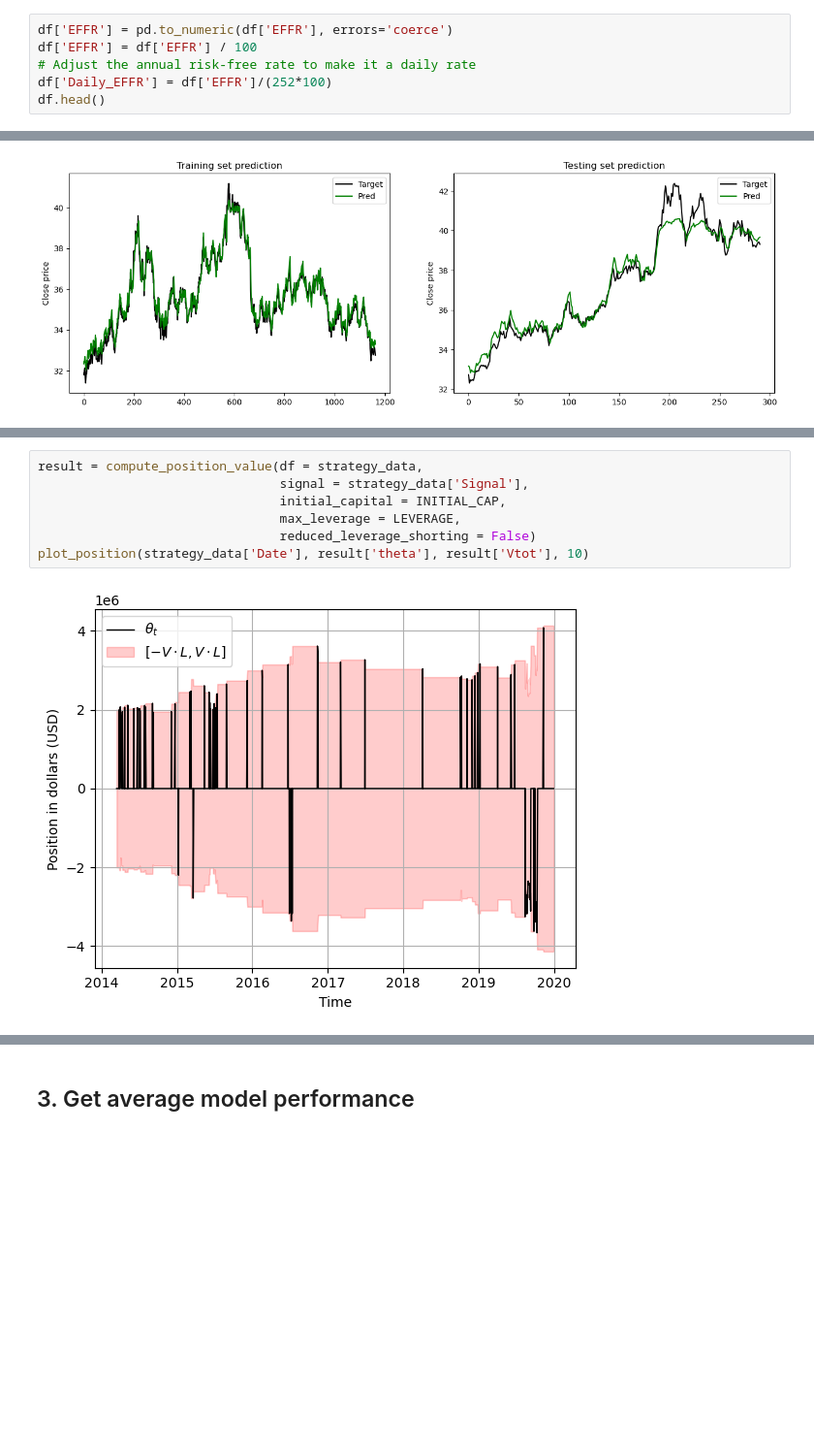
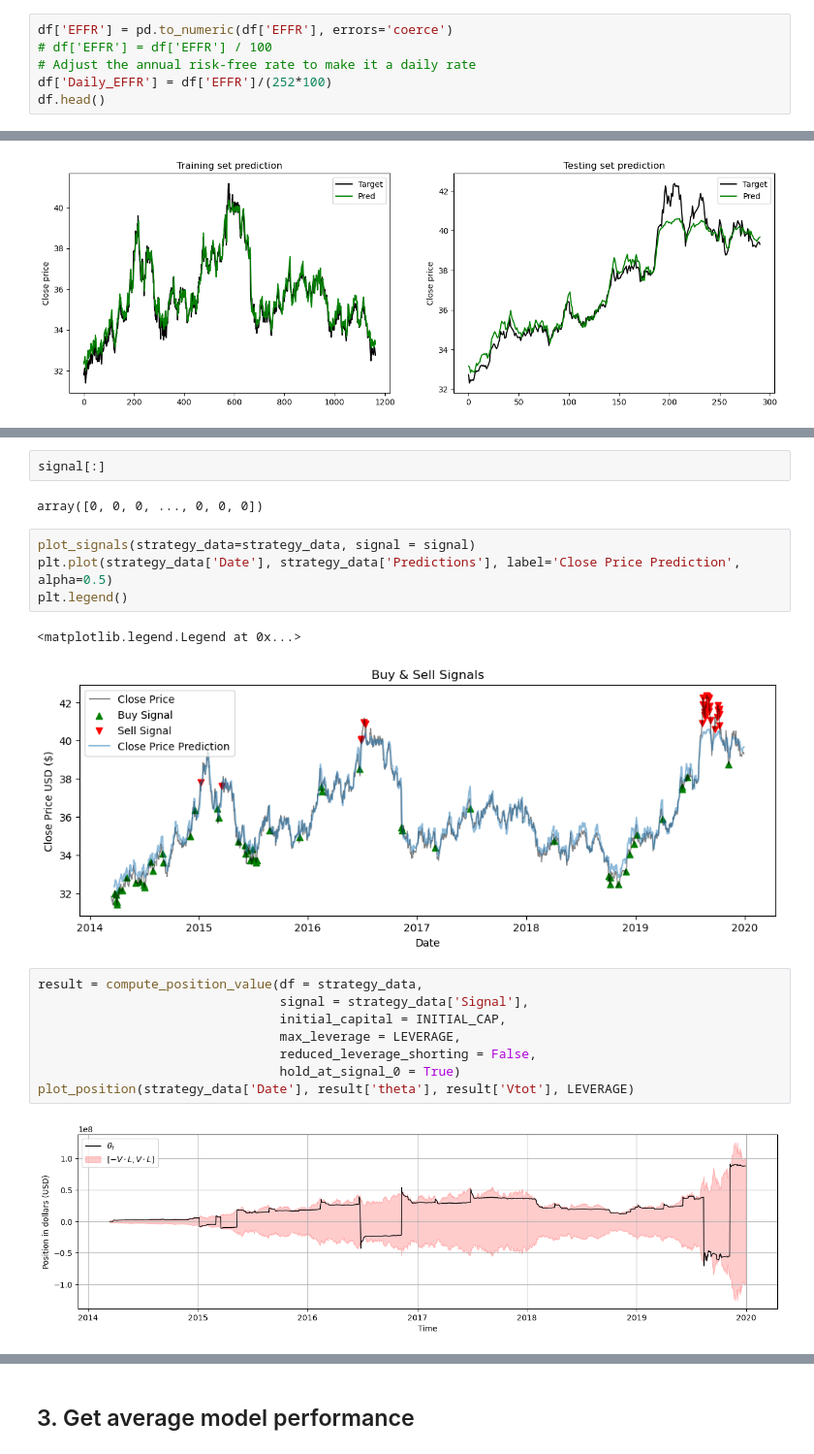
Before and after one commit to MC-Kangan/Algo_Trading_ETF_Trading_Strategy, a Jupyter notebook: LSTM_strategy.ipynb, the cells around one changed output, grey strips where cells are left out. Shown at 97% size. Cells and saved outputs as stored; diff of their text form; blank space fills up the shorter version.

```diff
--- a/LSTM_strategy.ipynb
+++ b/LSTM_strategy.ipynb
@@ -40,7 +40,7 @@ df = pd.merge(left = ETF, right = EFFR, on = 'Date', how = 'left').ffill(axis =
 df = df[['Date', 'Close', 'EFFR']]
 # %%
 df['EFFR'] = pd.to_numeric(df['EFFR'], errors='coerce')
-df['EFFR'] = df['EFFR'] / 100
+# df['EFFR'] = df['EFFR'] / 100
 # Adjust the annual risk-free rate to make it a daily rate
 df['Daily_EFFR'] = df['EFFR']/(252*100)
 df.head()
@@ -335,10 +315,22 @@ strategy_data
 1460 rows × 8 columns
+# %%
+signal[:]
+# %% [output]
+array([0, 0, 0, ..., 0, 0, 0])
+# %%
+plot_signals(strategy_data=strategy_data, signal = signal)
+plt.plot(strategy_data['Date'], strategy_data['Predictions'], label='Close Price Prediction', alpha=0.5)
+plt.legend()
+# %% [output]
+<matplotlib.legend.Legend at 0x...>
+[figure, added]
 # %%
 result = compute_position_value(df = strategy_data,
                                 signal = strategy_data['Signal'],
                                 initial_capital = INITIAL_CAP,
                                 max_leverage = LEVERAGE,
-                                reduced_leverage_shorting = False)
-plot_position(strategy_data['Date'], result['theta'], result['Vtot'], 10)
+                                reduced_leverage_shorting = False,
+                                hold_at_signal_0 = True)
+plot_position(strategy_data['Date'], result['theta'], result['Vtot'], LEVERAGE)
 # %% [output]
-[figure, old version]
+[figure, new version]
```
Also changed, not shown: parts of 18 cells of this notebook, 4 other files.
